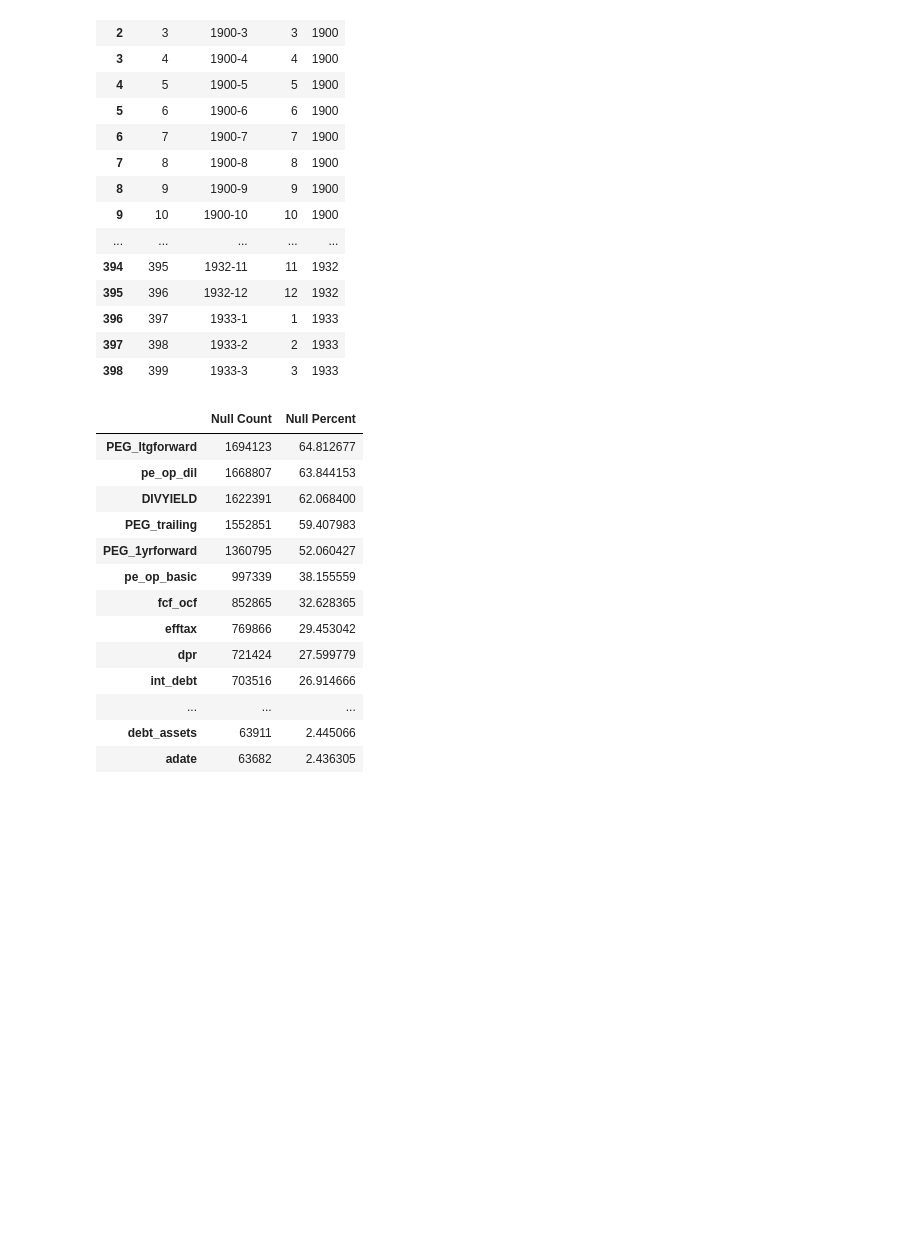
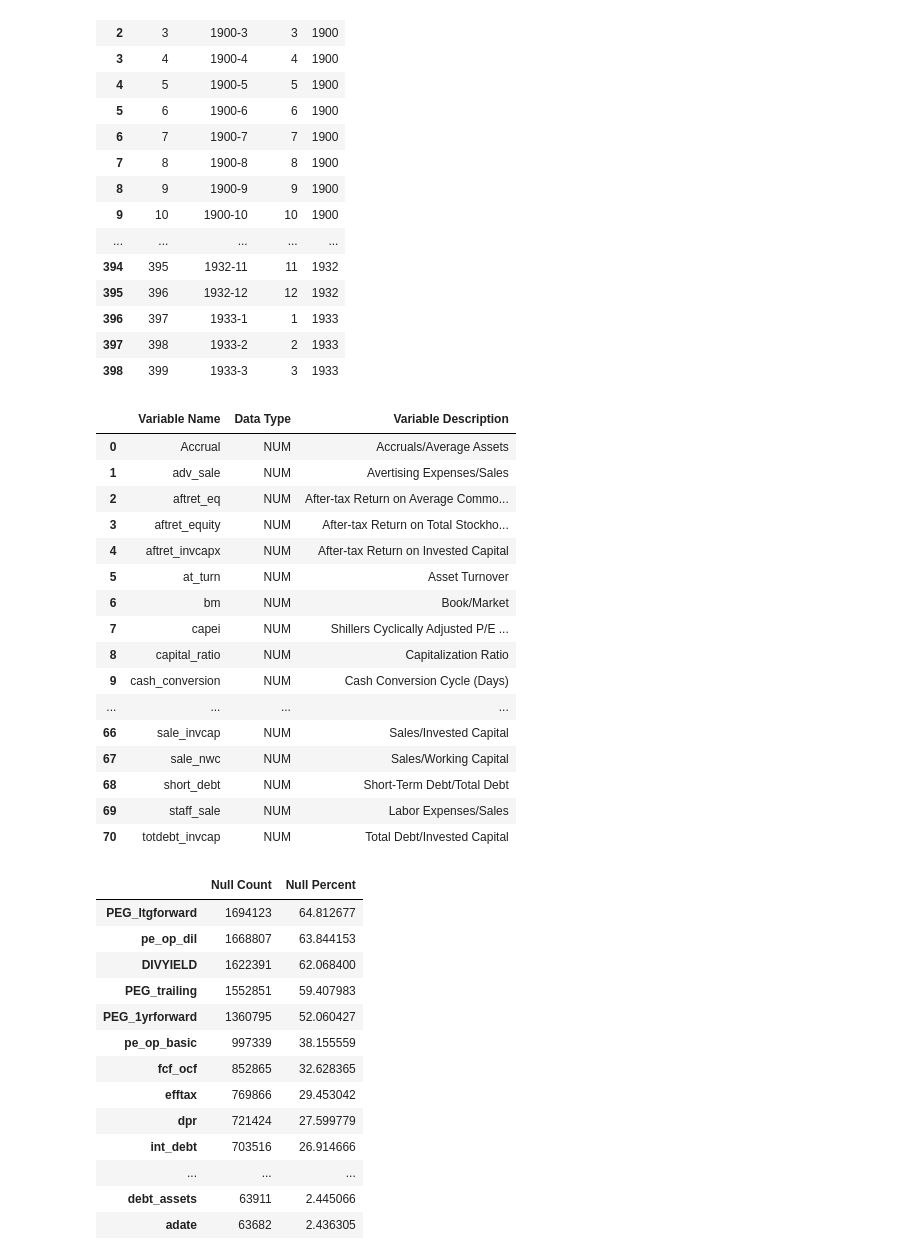
Before and after one commit to jeffrey-hsu/W205_Project, a Jupyter notebook: eda/eda.ipynb, the cells around one changed output. Cells and saved outputs as stored; diff of their text form; code cells hidden in the pictures; blank space fills up the shorter version.

Commit message:
Return

```diff
--- a/eda/eda.ipynb
+++ b/eda/eda.ipynb
@@ -63,8 +63,26 @@ return_all_rows(time_index)
 | 398 | 399 | 1933-3 | 3 | 1933 |
 # %%
 # Upload of the financial suite variables and their descriptions
-financialsuite_variables = pd.read_csv('c:/users/sconner/Desktop/W205_Final/W205_Project/eda/financialsuite_variables.csv')
+financialsuite_variables = pd.read_csv('c:/users/shane/Desktop/W205_Project/W205_Project/eda/financialsuite_variables.csv')
 return_all_rows(financialsuite_variables)
+# %% [output]
+|  | Variable Name | Data Type | Variable Description |
+| 0 | Accrual | NUM | Accruals/Average Assets |
+| 1 | adv_sale | NUM | Avertising Expenses/Sales |
+| 2 | aftret_eq | NUM | After-tax Return on Average Commo... |
+| 3 | aftret_equity | NUM | After-tax Return on Total Stockho... |
+| 4 | aftret_invcapx | NUM | After-tax Return on Invested Capital |
+| 5 | at_turn | NUM | Asset Turnover |
+| 6 | bm | NUM | Book/Market |
+| 7 | capei | NUM | Shillers Cyclically Adjusted P/E ... |
+| 8 | capital_ratio | NUM | Capitalization Ratio |
+| 9 | cash_conversion | NUM | Cash Conversion Cycle (Days) |
+| ... | ... | ... | ... |
+| 66 | sale_invcap | NUM | Sales/Invested Capital |
+| 67 | sale_nwc | NUM | Sales/Working Capital |
+| 68 | short_debt | NUM | Short-Term Debt/Total Debt |
+| 69 | staff_sale | NUM | Labor Expenses/Sales |
+| 70 | totdebt_invcap | NUM | Total Debt/Invested Capital |
 # %%
 # Null ratios in Financial Ratios Suite
 null_ratio(df)
```
Also changed, not shown: parts of 5 cells of this notebook.
